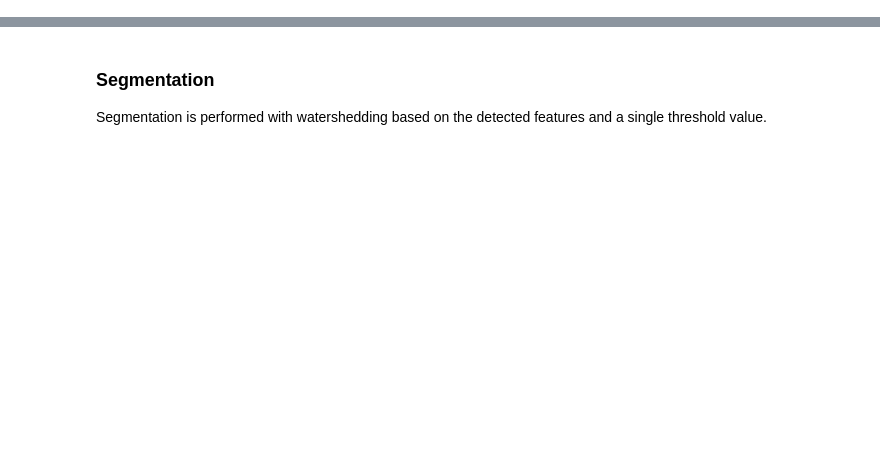
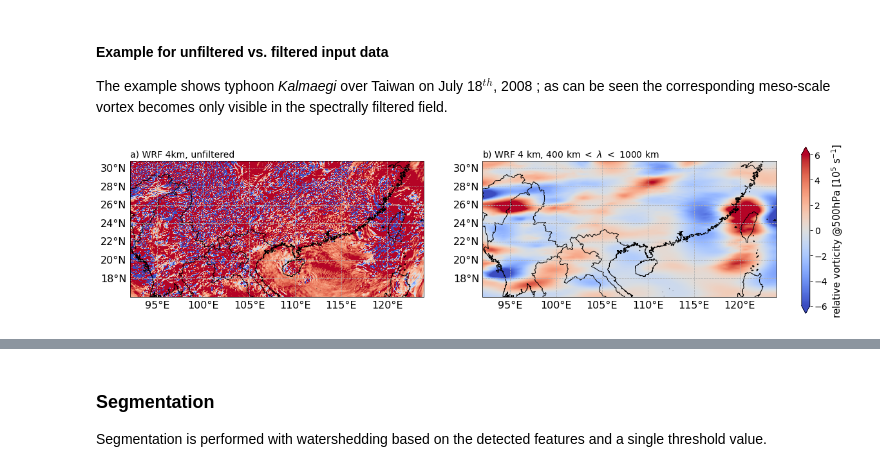
Before and after one commit to tobac-project/tobac-tutorials, a Jupyter notebook: tutorials/Example_vorticity_tracking_model/Example_vorticity_tracking_model.ipynb, the cells around one changed output, grey strips where cells are left out. Cells and saved outputs as stored; diff of their text form; code cells hidden in the pictures; blank space fills up the shorter version.

```diff
--- a/tutorials/Example_vorticity_tracking_model/Example_vorticity_tracking_model.ipynb
+++ b/tutorials/Example_vorticity_tracking_model/Example_vorticity_tracking_model.ipynb
@@ -93,0 +113,61 @@ plotdir.mkdir(parents=True, exist_ok=True)
+# %%
+# define minimum and maximum wavelength
+lambda_min, lambda_max = 400, 1000
+dxy = 4000
+
+# use spectral filtering method on input data to check how the applied filter changes the data
+transfer_function, relative_vorticity_meso = tobac.utils.general.spectral_filtering(dxy, relative_vorticity, lambda_min, lambda_max, return_transfer_function = True)
+# %% [markdown]
+#### Example for unfiltered vs. filtered input data
+
+The example shows typhoon *Kalmaegi* over Taiwan on July 18$^{th}$, 2008 ; as can be seen the corresponding meso-scale vortex becomes only visible in the spectrally filtered field.
+# %%
+import cartopy.crs as ccrs
+import cartopy.feature as cfeature
+
+fig = plt.figure(figsize= (18,12))
+
+fs = 14
+axes =  dict()
+subplots = 1
+ax1 = plt.subplot2grid(shape=(subplots, 2), loc=(0, 0), colspan=1, projection=ccrs.PlateCarree())
+ax2 = plt.subplot2grid(shape=(subplots, 2), loc=(0, 1), colspan=1, projection=ccrs.PlateCarree())
+########################################## vortex #############################
+
+cmap = 'coolwarm'
+#time step to plot
+tt = 101
+col = 'black'
+
+extent = [92, 124, 16, 30]
+ax1.add_feature(cfeature.COASTLINE, color = col)
+ax1.set_title('a) WRF 4km, unfiltered', fontsize= fs , loc = 'left')
+ax1.set_extent(extent)
+ax1.add_feature(cfeature.BORDERS, color = 'black')
+ax1.pcolormesh(lons, lats, relative_vorticity[tt], cmap= cmap , vmin = -6, vmax = 6)
+gl= ax1.gridlines(draw_labels=True, dms=True, x_inline=False, y_inline=False, linestyle= '--')
+gl.top_labels = False
+gl.right_labels = False
+gl.xlabel_style = {'size': 16, 'color': 'black'}
+gl.ylabel_style = {'size': 16, 'color': 'black'}
+
+ax2.set_extent(extent)
+ax2.add_feature(cfeature.COASTLINE, color = col)
+ax2.add_feature(cfeature.BORDERS, color = 'black')
+ax2.set_title('b) WRF 4 km, 400 km $<$ $\lambda$ $<$ 1000 km', fontsize= fs , loc = 'left')
+vort  = ax2.pcolormesh(lons, lats, relative_vorticity_meso[tt] , cmap= cmap , vmin =-6, vmax = 6)
+gl= ax2.gridlines(draw_labels=True, dms=True, x_inline=False, y_inline=False, linestyle= '--')
+gl.top_labels = False
+gl.right_labels = False
+gl.xlabel_style = {'size': 16, 'color': 'black'}
+gl.ylabel_style = {'size': 16, 'color': 'black'}
+
+### colorbar ###
+cb_ax2 = fig.add_axes([0.93, 0.35,0.01, 0.3])
+cbar = fig.colorbar(vort, cax=cb_ax2, extend = 'both')
+cbar.ax.tick_params(labelsize=fs)
+cbar.set_label(r'relative vorticity @500hPa [10$^5$ s$^{-1}$]', size=15)
+plt.rcParams.update({'font.size': fs} )
+plt.show()
+# %% [output]
+[figure, added]
```
Also changed, not shown: parts of 35 cells of this notebook.
